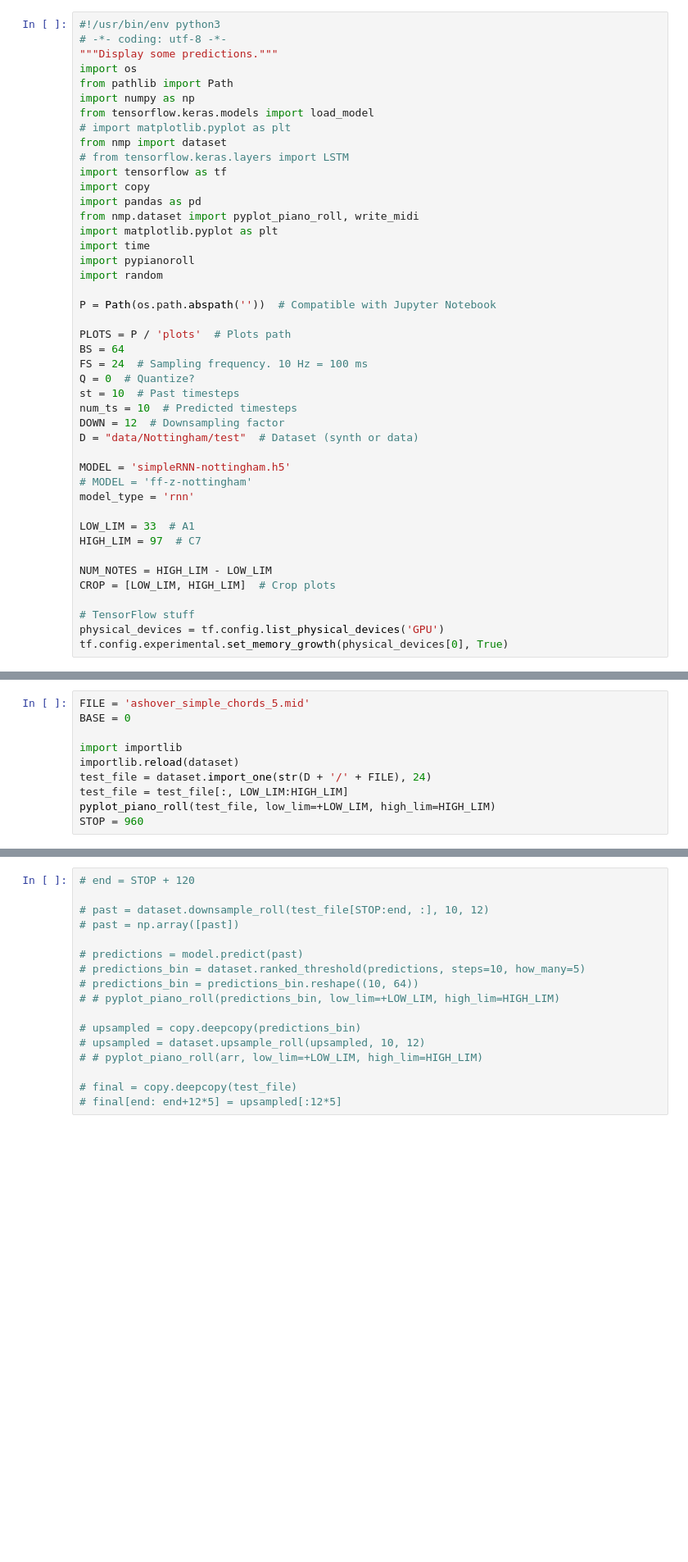
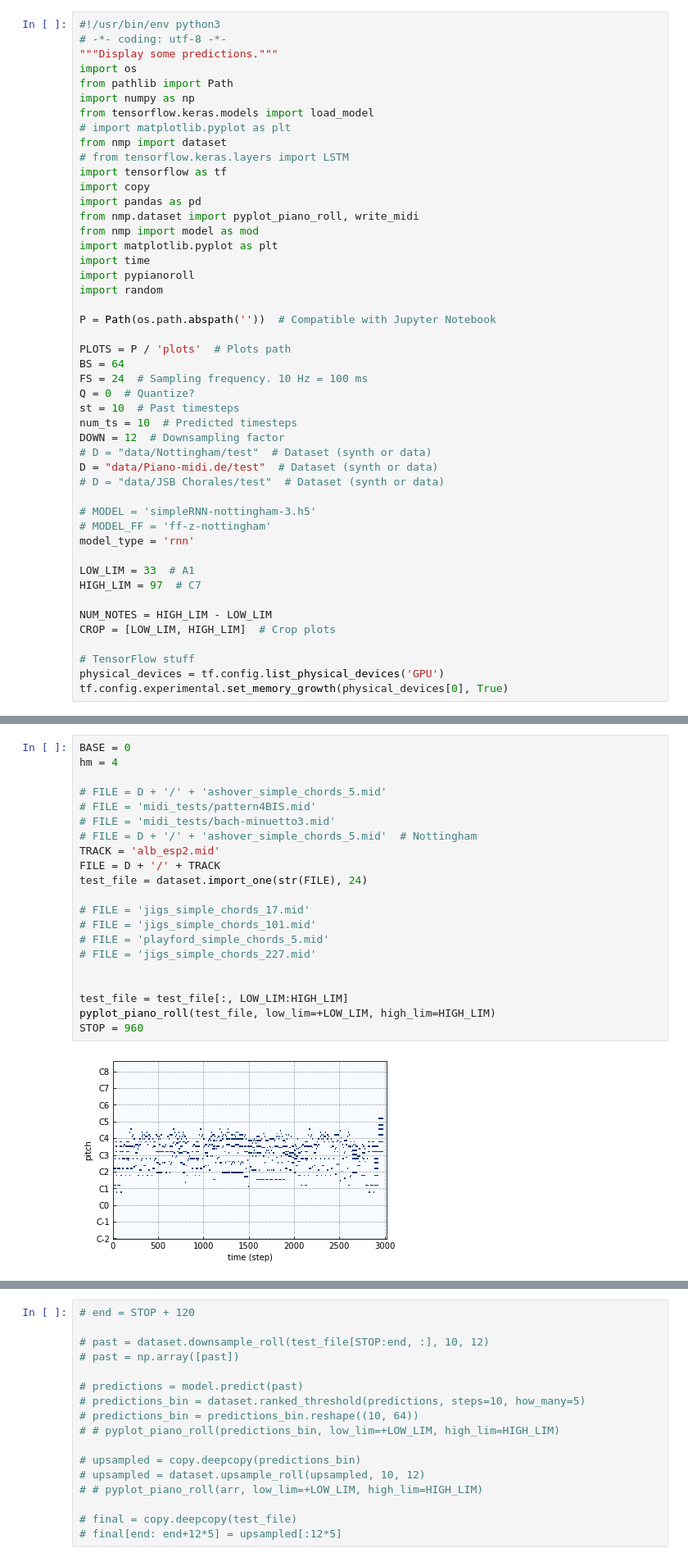
Before and after one commit to paolo-26/NMP, a Jupyter notebook: fill_gaps.ipynb, the cells around one changed output, grey strips where cells are left out. Shown at 82% size. Saved outputs shown, nothing was run; the diff lists cells and outputs as text; blank space fills up the shorter version.

```diff
--- a/fill_gaps.ipynb
+++ b/fill_gaps.ipynb
@@ -13,6 +13,7 @@ import tensorflow as tf
 import copy
 import pandas as pd
 from nmp.dataset import pyplot_piano_roll, write_midi
+from nmp import model as mod
 import matplotlib.pyplot as plt
 import time
 import pypianoroll
@@ -27,10 +28,12 @@ Q = 0  # Quantize?
 st = 10  # Past timesteps
 num_ts = 10  # Predicted timesteps
 DOWN = 12  # Downsampling factor
-D = "data/Nottingham/test"  # Dataset (synth or data)
+# D = "data/Nottingham/test"  # Dataset (synth or data)
+D = "data/Piano-midi.de/test"  # Dataset (synth or data)
+# D = "data/JSB Chorales/test"  # Dataset (synth or data)
 
-MODEL = 'simpleRNN-nottingham.h5'
-# MODEL = 'ff-z-nottingham'
+# MODEL = 'simpleRNN-nottingham-3.h5'
+# MODEL_FF = 'ff-z-nottingham'
 model_type = 'rnn'
 
 LOW_LIM = 33  # A1
@@ -76,12 +107,25 @@ tempo = 138
 # %%
-FILE = 'ashover_simple_chords_5.mid'
 BASE = 0
+hm = 4
 
-import importlib
-importlib.reload(dataset)
-test_file = dataset.import_one(str(D + '/' + FILE), 24)
+# FILE = D + '/' + 'ashover_simple_chords_5.mid'
+# FILE = 'midi_tests/pattern4BIS.mid'
+# FILE = 'midi_tests/bach-minuetto3.mid'
+# FILE = D + '/' + 'ashover_simple_chords_5.mid'  # Nottingham
+TRACK = 'alb_esp2.mid'
+FILE = D + '/' + TRACK
+test_file = dataset.import_one(str(FILE), 24)
+
+# FILE = 'jigs_simple_chords_17.mid'
+# FILE = 'jigs_simple_chords_101.mid'
+# FILE = 'playford_simple_chords_5.mid'
+# FILE = 'jigs_simple_chords_227.mid'
+
+
 test_file = test_file[:, LOW_LIM:HIGH_LIM]
 pyplot_piano_roll(test_file, low_lim=+LOW_LIM, high_lim=HIGH_LIM)
 STOP = 960
+# %% [output]
+[figure, added]
 # %%
 print(test_file.shape)
```
Also changed, not shown: parts of 17 cells of this notebook.
